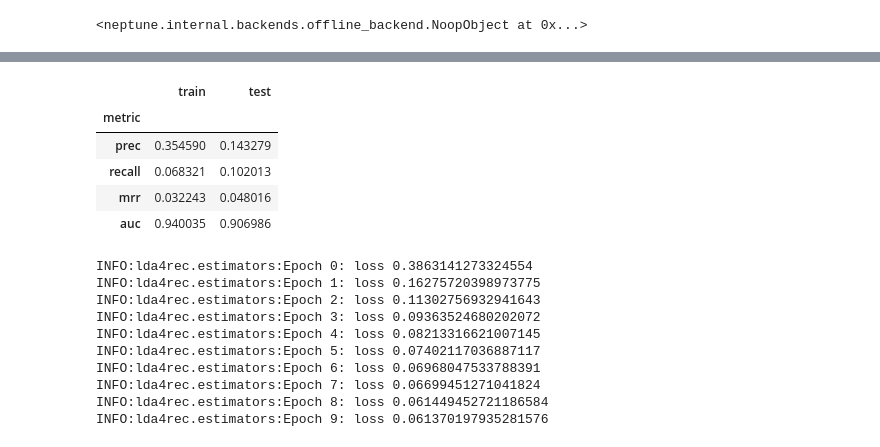
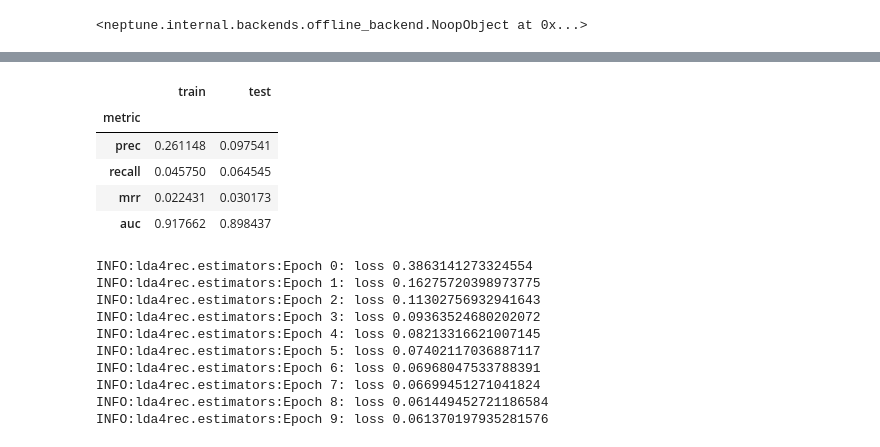
Before and after one commit to FlorianWilhelm/lda4rec, a Jupyter notebook: notebooks/01-experimenting.ipynb, the cells around one changed output, grey strips where cells are left out. Drawn from its saved outputs; the diff is of its cells as text; code cells hidden in the pictures.

Commit message:
Testing another idea

```diff
--- a/notebooks/01-experimenting.ipynb
+++ b/notebooks/01-experimenting.ipynb
@@ -160,0 +97,4 @@ summary(lda_est, train=train, test=test)
+# %%
+from lda4rec.lda import model_idea, guide_idea
+
+lda_est_new = LDA4RecEst(embedding_dim=4, n_iter=1000, batch_size=128, learning_rate=0.01, use_jit=True, alpha=1., model=model_idea, guide=guide_idea)
@@ -160,0 +105,2 @@ summary(lda_est, train=train, test=test)
+# %%
+lda_est_new.fit(train)
@@ -161,12 +119,14 @@ summary(lda_est, train=train, test=test)
 # %%
-summary(lda_est, train=train, test=test)
+
+
+summary(lda_est_new, train=train, test=test)
 # %% [output]
 |  | train | test |
 | metric |  |  |
-| prec | 0.354590 | 0.143279 |
-| recall | 0.068321 | 0.102013 |
-| mrr | 0.032243 | 0.048016 |
-| auc | 0.940035 | 0.906986 |
+| prec | 0.261148 | 0.097541 |
+| recall | 0.045750 | 0.064545 |
+| mrr | 0.022431 | 0.030173 |
+| auc | 0.917662 | 0.898437 |
 # %%
 bi_est = BilinearEst(embedding_dim=8, n_iter=10)
 bi_est.fit(ml100k_train)
```
Also changed, not shown: parts of 15 cells of this notebook, 2 other files.
